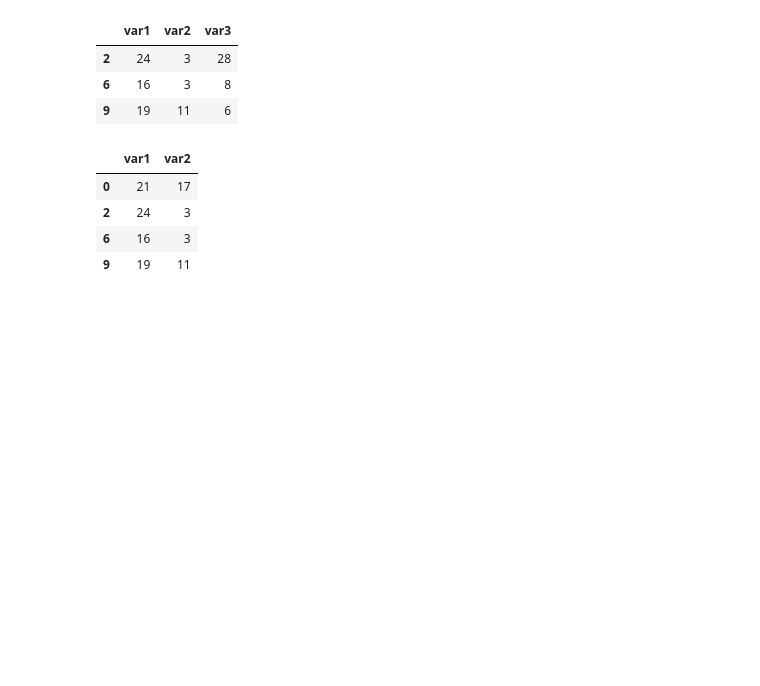
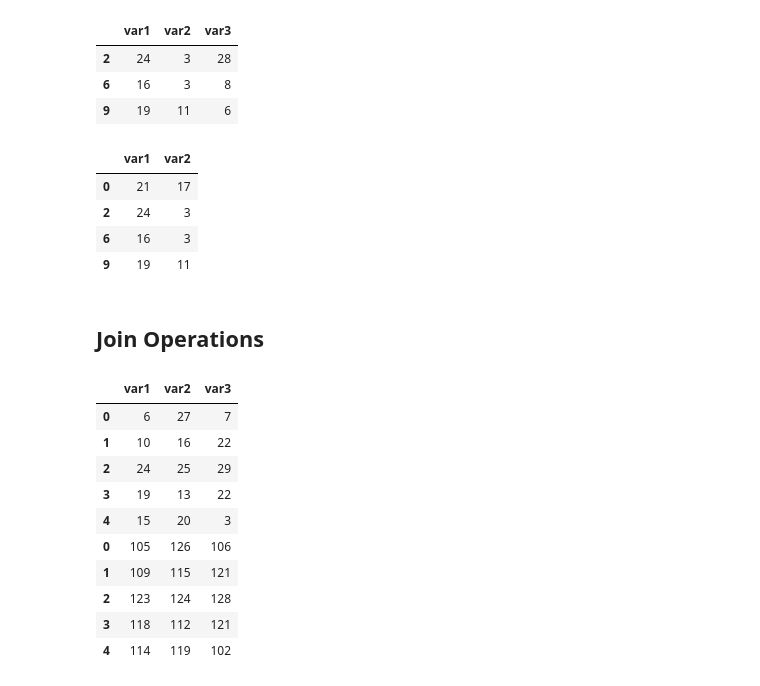
Before and after one commit to qraxiss/learning-data-science, a Jupyter notebook: basic-data-manipulations/pandas.ipynb, the cells around one changed output. Saved outputs shown, nothing was run; the diff lists cells and outputs as text; code cells hidden in the pictures; blank space fills up the shorter version.

Commit message:
Join Operations

```diff
--- a/basic-data-manipulations/pandas.ipynb
+++ b/basic-data-manipulations/pandas.ipynb
@@ -243,3 +243,25 @@ df.loc[(df.var1 > 15), ["var1","var2"]]
 | 2 | 24 | 3 |
 | 6 | 16 | 3 |
 | 9 | 19 | 11 |
+# %% [markdown]
+## Join Operations
+# %%
+import numpy as np
+import pandas as pd
+m = np.random.randint(1,30, size = (5,3))
+df1 = pd.DataFrame(m, columns = ["var1","var2","var3"])
+df2 = df1 + 99
+# %%
+pd.concat([df1,df2])
+# %% [output]
+|  | var1 | var2 | var3 |
+| 0 | 6 | 27 | 7 |
+| 1 | 10 | 16 | 22 |
+| 2 | 24 | 25 | 29 |
+| 3 | 19 | 13 | 22 |
+| 4 | 15 | 20 | 3 |
+| 0 | 105 | 126 | 106 |
+| 1 | 109 | 115 | 121 |
+| 2 | 123 | 124 | 128 |
+| 3 | 118 | 112 | 121 |
+| 4 | 114 | 119 | 102 |
```
Also changed, not shown: parts of 3 cells of this notebook.
